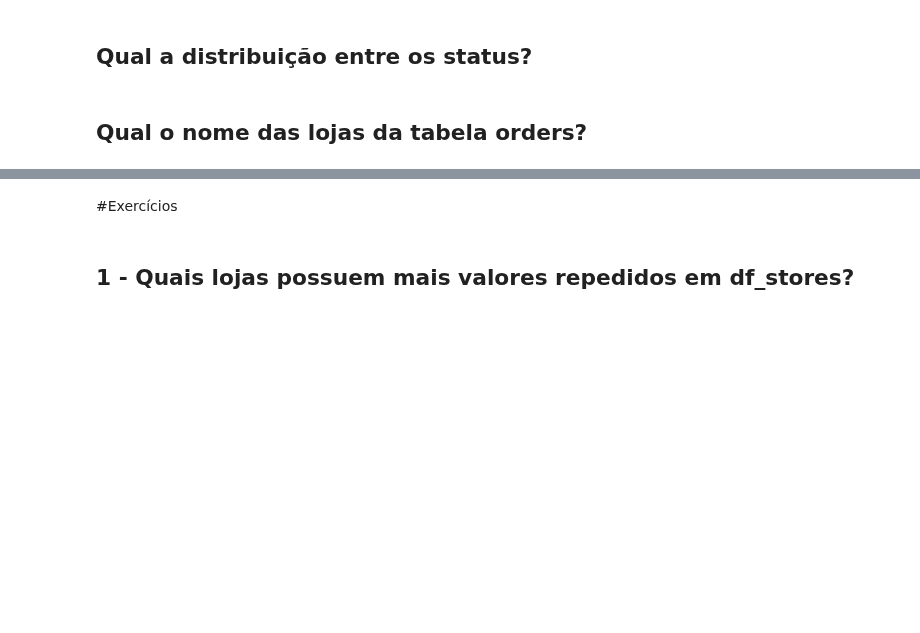
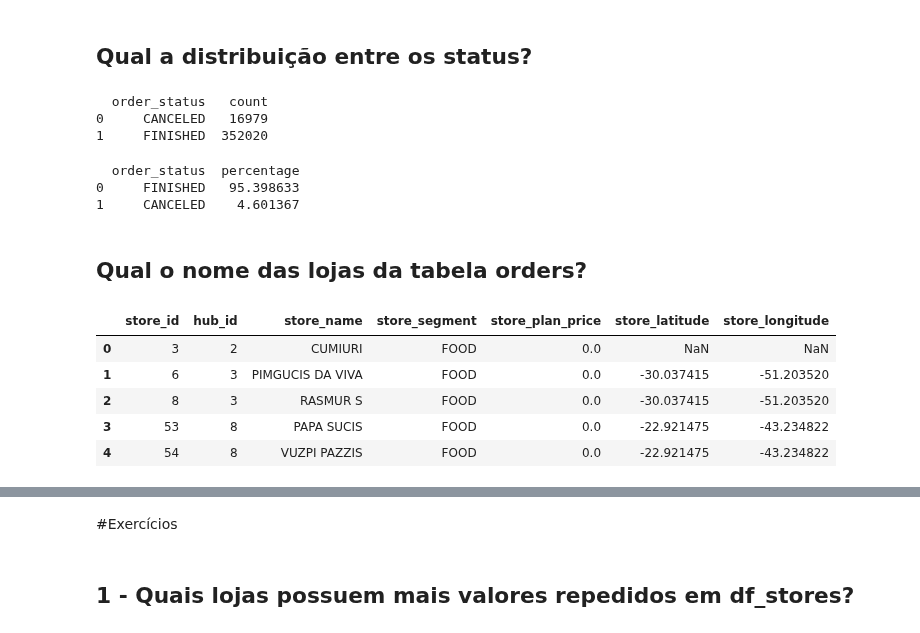
Before and after one commit to fFukurou/Python-for-Data-Science-and-Machine-Learning-Bootcamp, a Jupyter notebook: fiap/aula10_sem2/aula10_sem2/Análise_Exploratória_1_Inicio_de_Aula.ipynb, the cells around one changed output, grey strips where cells are left out. Drawn from its saved outputs; the diff is of its cells as text; code cells hidden in the pictures; blank space fills up the shorter version.

```diff
--- a/fiap/aula10_sem2/aula10_sem2/Análise_Exploratória_1_Inicio_de_Aula.ipynb
+++ b/fiap/aula10_sem2/aula10_sem2/Análise_Exploratória_1_Inicio_de_Aula.ipynb
@@ -58,3 +156,27 @@ df.head()
+# %%
+status_distribution = df.groupby('order_status').size().reset_index(name='count')
+
+print(status_distribution)
+# %% [output]
+  order_status   count
+0     CANCELED   16979
+1     FINISHED  352020
+# %%
+#distribuição entre status por porcentagem
+total_pedidos = len(df)
+
+status_count = df['order_status'].value_counts()
+
+status_percentage = (status_count / total_pedidos) * 100
+
+status_distribution_percentage = status_percentage.reset_index()
+status_distribution_percentage.columns = ['order_status', 'percentage']
+
+print(status_distribution_percentage)
+# %% [output]
+  order_status  percentage
+0     FINISHED   95.398633
+1     CANCELED    4.601367
 # %% [markdown]
 ## Qual o nome das lojas da tabela orders?
 # %%
@@ -62,2 +185,10 @@ df.head()
 # %%
 #informações sobre o dataframe
+df.head()
+# %% [output]
+|  | store_id | hub_id | store_name | store_segment | store_plan_price | store_latitude | store_longitude |
+| 0 | 3 | 2 | CUMIURI | FOOD | 0.0 | NaN | NaN |
+| 1 | 6 | 3 | PIMGUCIS DA VIVA | FOOD | 0.0 | -30.037415 | -51.203520 |
+| 2 | 8 | 3 | RASMUR S | FOOD | 0.0 | -30.037415 | -51.203520 |
+| 3 | 53 | 8 | PAPA SUCIS | FOOD | 0.0 | -22.921475 | -43.234822 |
+| 4 | 54 | 8 | VUZPI PAZZIS | FOOD | 0.0 | -22.921475 | -43.234822 |
```
Also changed, not shown: parts of 29 cells of this notebook, 1 other file.
